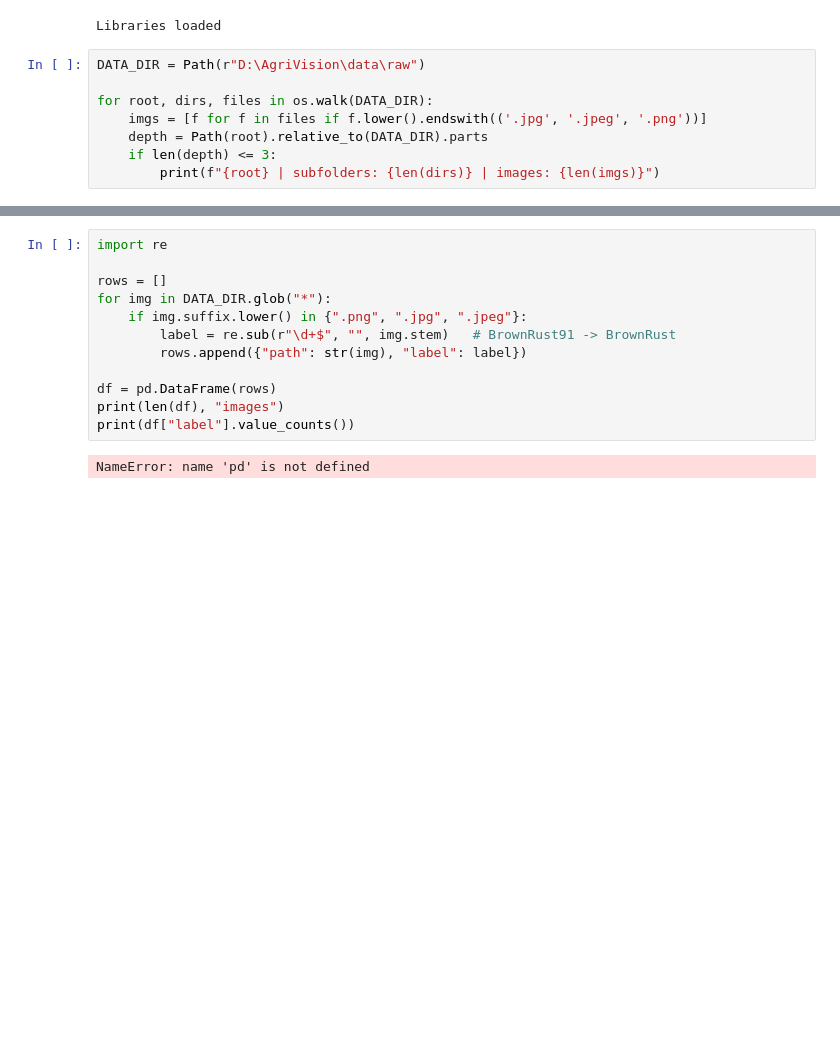
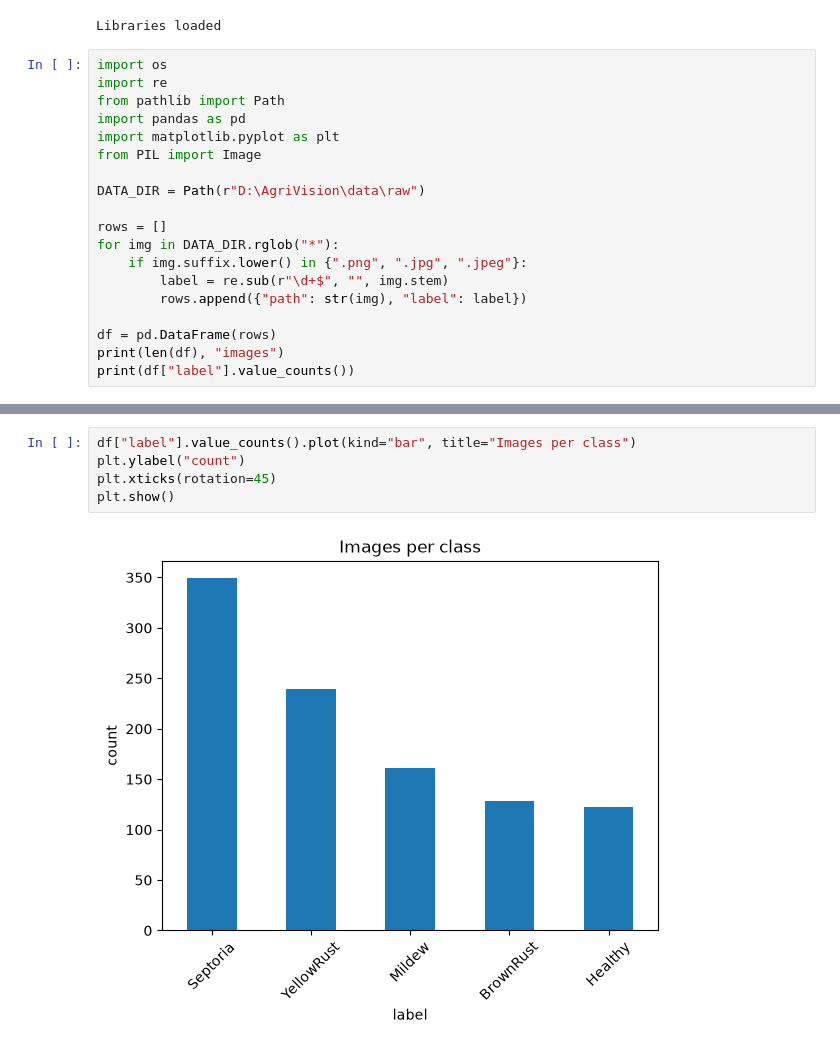
Before and after one commit to zainashfak/AgriVision, a Jupyter notebook: notebooks/01_eda_preprocessing.ipynb, the cells around one changed output, grey strips where cells are left out. Saved outputs shown, nothing was run; the diff lists cells and outputs as text; blank space fills up the shorter version.

```diff
--- a/notebooks/01_eda_preprocessing.ipynb
+++ b/notebooks/01_eda_preprocessing.ipynb
@@ -18,10 +18,21 @@ print("Libraries loaded")
 # %% [output]
 Libraries loaded
 # %%
+import os
+import re
+from pathlib import Path
+import pandas as pd
+import matplotlib.pyplot as plt
+from PIL import Image
+
 DATA_DIR = Path(r"D:\AgriVision\data\raw")
 
-for root, dirs, files in os.walk(DATA_DIR):
-    imgs = [f for f in files if f.lower().endswith(('.jpg', '.jpeg', '.png'))]
-    depth = Path(root).relative_to(DATA_DIR).parts
-    if len(depth) <= 3:
-        print(f"{root} | subfolders: {len(dirs)} | images: {len(imgs)}")
+rows = []
+for img in DATA_DIR.rglob("*"):
+    if img.suffix.lower() in {".png", ".jpg", ".jpeg"}:
+        label = re.sub(r"\d+$", "", img.stem)
+        rows.append({"path": str(img), "label": label})
+
+df = pd.DataFrame(rows)
+print(len(df), "images")
+print(df["label"].value_counts())
@@ -28,14 +48,7 @@ for root, dirs, files in os.walk(DATA_DIR):
 # %%
-import re
-
-rows = []
-for img in DATA_DIR.glob("*"):
-    if img.suffix.lower() in {".png", ".jpg", ".jpeg"}:
-        label = re.sub(r"\d+$", "", img.stem)   # BrownRust91 -> BrownRust
-        rows.append({"path": str(img), "label": label})
-
-df = pd.DataFrame(rows)
-print(len(df), "images")
-print(df["label"].value_counts())
+df["label"].value_counts().plot(kind="bar", title="Images per class")
+plt.ylabel("count")
+plt.xticks(rotation=45)
+plt.show()
 # %% [output]
-NameError: name 'pd' is not defined
+[figure, added]
```
Also changed, not shown: parts of 5 cells of this notebook.
